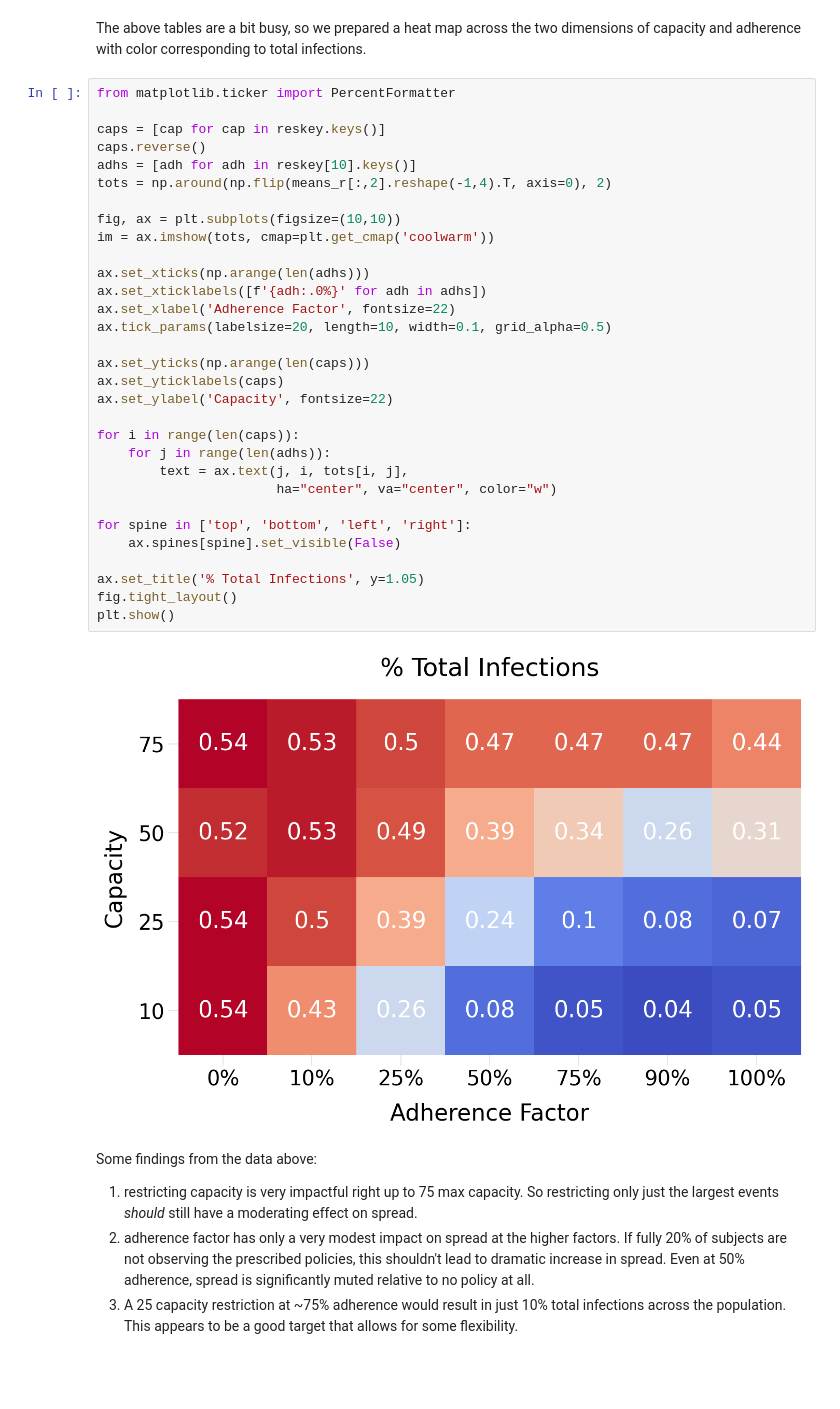
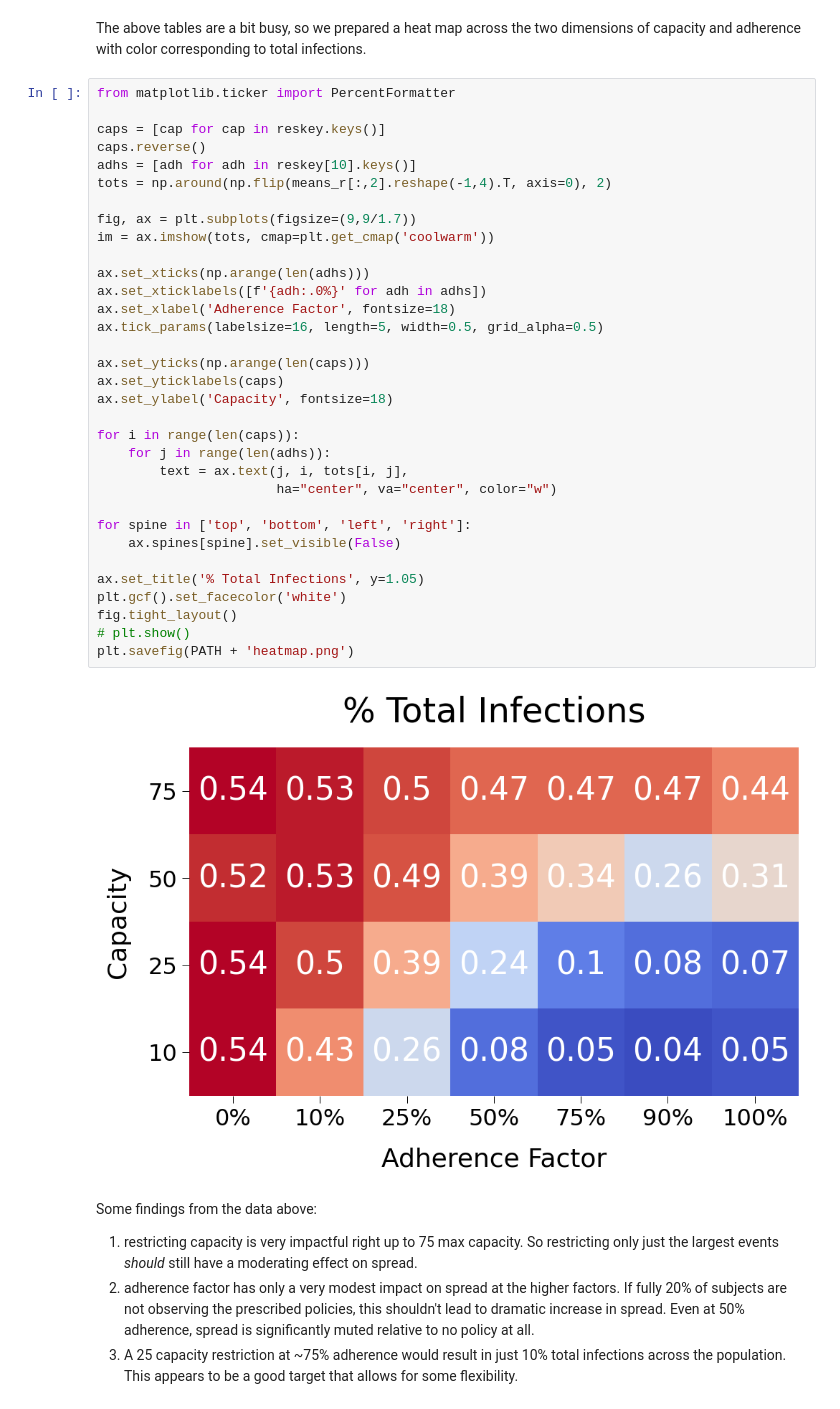
Before and after one commit to rjskene/rknotdocs, a Jupyter notebook: docs/_build/html/load.ipynb, the cells around one changed output. Saved outputs shown, nothing was run; the diff lists cells and outputs as text; blank space fills up the shorter version.

```diff
--- a/docs/_build/html/load.ipynb
+++ b/docs/_build/html/load.ipynb
@@ -838,36 +844,38 @@ The above tables are a bit busy, so we prepared a heat map across the two dimens
 # %%
 from matplotlib.ticker import PercentFormatter
 
 caps = [cap for cap in reskey.keys()]
 caps.reverse()
 adhs = [adh for adh in reskey[10].keys()]
 tots = np.around(np.flip(means_r[:,2].reshape(-1,4).T, axis=0), 2)
 
-fig, ax = plt.subplots(figsize=(10,10))
+fig, ax = plt.subplots(figsize=(9,9/1.7))
 im = ax.imshow(tots, cmap=plt.get_cmap('coolwarm'))
 
 ax.set_xticks(np.arange(len(adhs)))
 ax.set_xticklabels([f'{adh:.0%}' for adh in adhs])
-ax.set_xlabel('Adherence Factor', fontsize=22)
-ax.tick_params(labelsize=20, length=10, width=0.1, grid_alpha=0.5)
+ax.set_xlabel('Adherence Factor', fontsize=18)
+ax.tick_params(labelsize=16, length=5, width=0.5, grid_alpha=0.5)
 
 ax.set_yticks(np.arange(len(caps)))
 ax.set_yticklabels(caps)
-ax.set_ylabel('Capacity', fontsize=22)
+ax.set_ylabel('Capacity', fontsize=18)
 
 for i in range(len(caps)):
     for j in range(len(adhs)):
         text = ax.text(j, i, tots[i, j],
                        ha="center", va="center", color="w")
 
 for spine in ['top', 'bottom', 'left', 'right']:
     ax.spines[spine].set_visible(False)
 
 ax.set_title('% Total Infections', y=1.05)
+plt.gcf().set_facecolor('white')
 fig.tight_layout()
-plt.show()
+# plt.show()
+plt.savefig(PATH + 'heatmap.png')
 # %% [output]
-[figure, old version]
+[figure, new version]
 # %% [markdown]
 Some findings from the data above:
 
```
Also changed, not shown: parts of 4 cells of this notebook, 15 other files.
